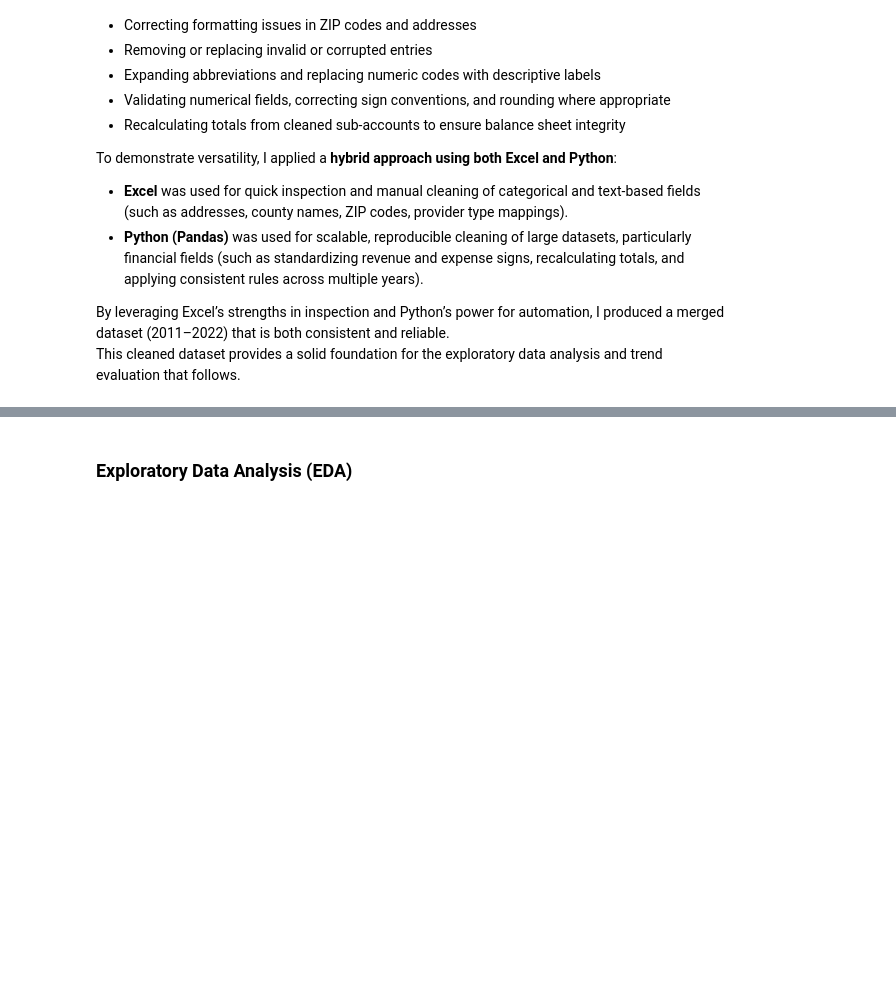
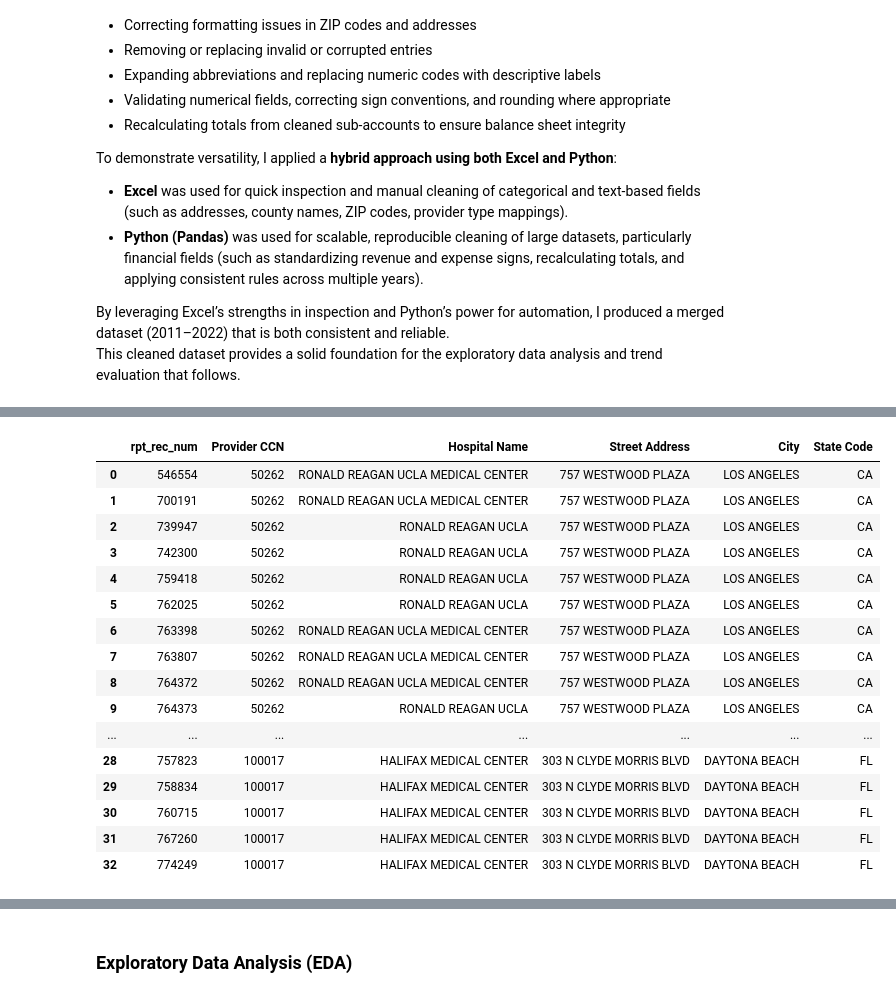
Before and after one commit to jcao-portfolio/hospital-provider-cost-data-analysis, a Jupyter notebook: Notebooks/hospital_provider_cost_data_analysis.ipynb, the cells around one changed output, grey strips where cells are left out. Cells and saved outputs as stored; diff of their text form; code cells hidden in the pictures; blank space fills up the shorter version.

```diff
--- a/Notebooks/hospital_provider_cost_data_analysis.ipynb
+++ b/Notebooks/hospital_provider_cost_data_analysis.ipynb
@@ -297,0 +343,31 @@ This cleaned dataset provides a solid foundation for the exploratory data analys
+# %%
+# === Load Cleaned Dataset ===
+# File path for the cleaned CSV (update if needed for your environment)
+file_path_cleaned = ("C:/Users/Jason/Documents/Documents/Projects/Hospital_Provider_Cost_Report/Data/interim/hospital_provider_cost_output_cleaned.csv")
+
+# Read the cleaned data into a pandas DataFrame for analysis
+hospital_provider_cost_data_clean = pd.read_csv(file_path_cleaned)
+# %%
+# === AFTER: Verify City is corrected (post-cleaning) ===
+
+after_view = (hospital_provider_cost_data_clean.loc[hospital_provider_cost_data_clean["Provider CCN"].isin(affected_ccns), cols].sort_values(by=["Provider CCN", "City"]).reset_index(drop=True))
+
+after_view
+# %% [output]
+|  | rpt_rec_num | Provider CCN | Hospital Name | Street Address | City | State Code |
+| 0 | 546554 | 50262 | RONALD REAGAN UCLA MEDICAL CENTER | 757 WESTWOOD PLAZA | LOS ANGELES | CA |
+| 1 | 700191 | 50262 | RONALD REAGAN UCLA MEDICAL CENTER | 757 WESTWOOD PLAZA | LOS ANGELES | CA |
+| 2 | 739947 | 50262 | RONALD REAGAN UCLA | 757 WESTWOOD PLAZA | LOS ANGELES | CA |
+| 3 | 742300 | 50262 | RONALD REAGAN UCLA | 757 WESTWOOD PLAZA | LOS ANGELES | CA |
+| 4 | 759418 | 50262 | RONALD REAGAN UCLA | 757 WESTWOOD PLAZA | LOS ANGELES | CA |
+| 5 | 762025 | 50262 | RONALD REAGAN UCLA | 757 WESTWOOD PLAZA | LOS ANGELES | CA |
+| 6 | 763398 | 50262 | RONALD REAGAN UCLA MEDICAL CENTER | 757 WESTWOOD PLAZA | LOS ANGELES | CA |
+| 7 | 763807 | 50262 | RONALD REAGAN UCLA MEDICAL CENTER | 757 WESTWOOD PLAZA | LOS ANGELES | CA |
+| 8 | 764372 | 50262 | RONALD REAGAN UCLA MEDICAL CENTER | 757 WESTWOOD PLAZA | LOS ANGELES | CA |
+| 9 | 764373 | 50262 | RONALD REAGAN UCLA | 757 WESTWOOD PLAZA | LOS ANGELES | CA |
+| ... | ... | ... | ... | ... | ... | ... |
+| 28 | 757823 | 100017 | HALIFAX MEDICAL CENTER | 303 N CLYDE MORRIS BLVD | DAYTONA BEACH | FL |
+| 29 | 758834 | 100017 | HALIFAX MEDICAL CENTER | 303 N CLYDE MORRIS BLVD | DAYTONA BEACH | FL |
+| 30 | 760715 | 100017 | HALIFAX MEDICAL CENTER | 303 N CLYDE MORRIS BLVD | DAYTONA BEACH | FL |
+| 31 | 767260 | 100017 | HALIFAX MEDICAL CENTER | 303 N CLYDE MORRIS BLVD | DAYTONA BEACH | FL |
+| 32 | 774249 | 100017 | HALIFAX MEDICAL CENTER | 303 N CLYDE MORRIS BLVD | DAYTONA BEACH | FL |
```
Also changed, not shown: parts of 7 cells of this notebook, 1 other file.
